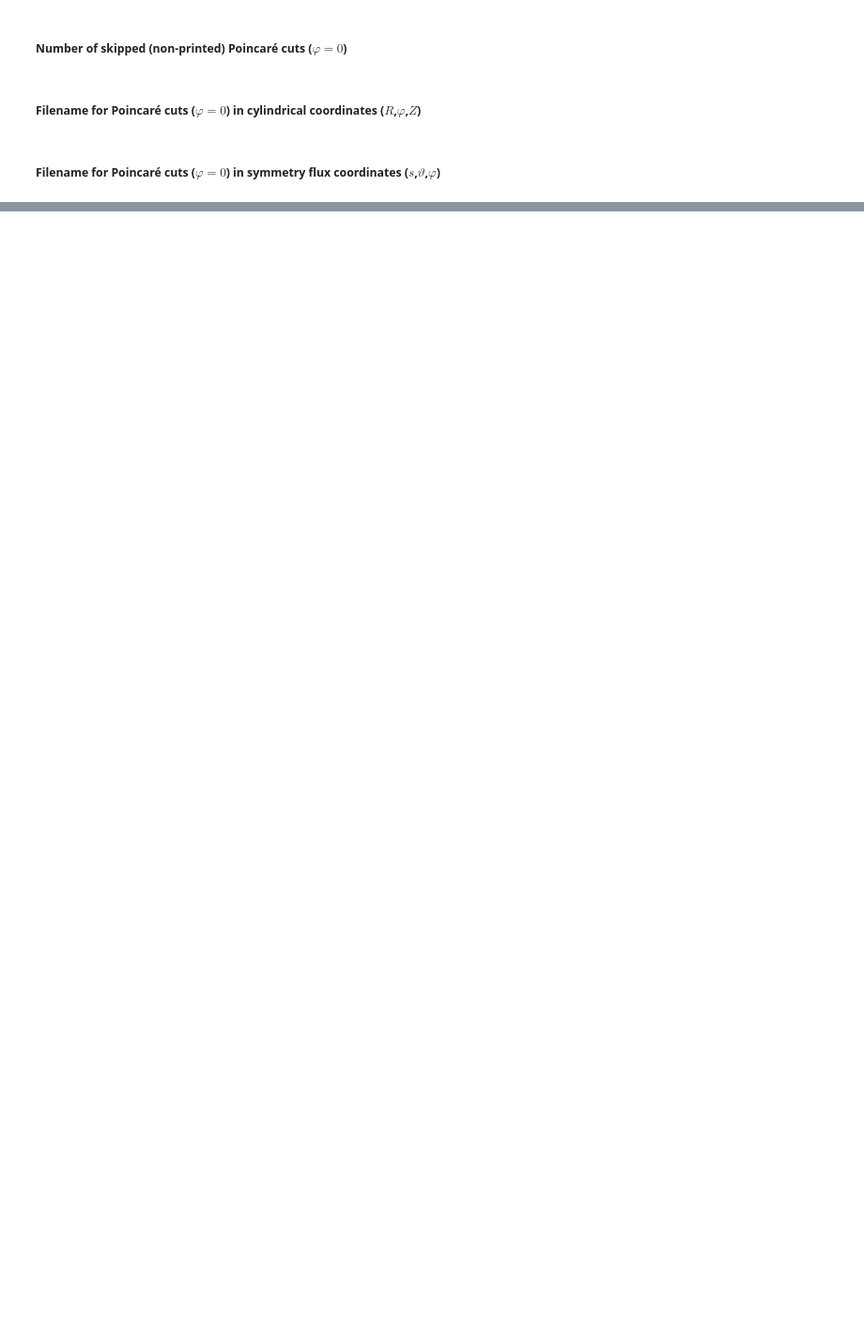
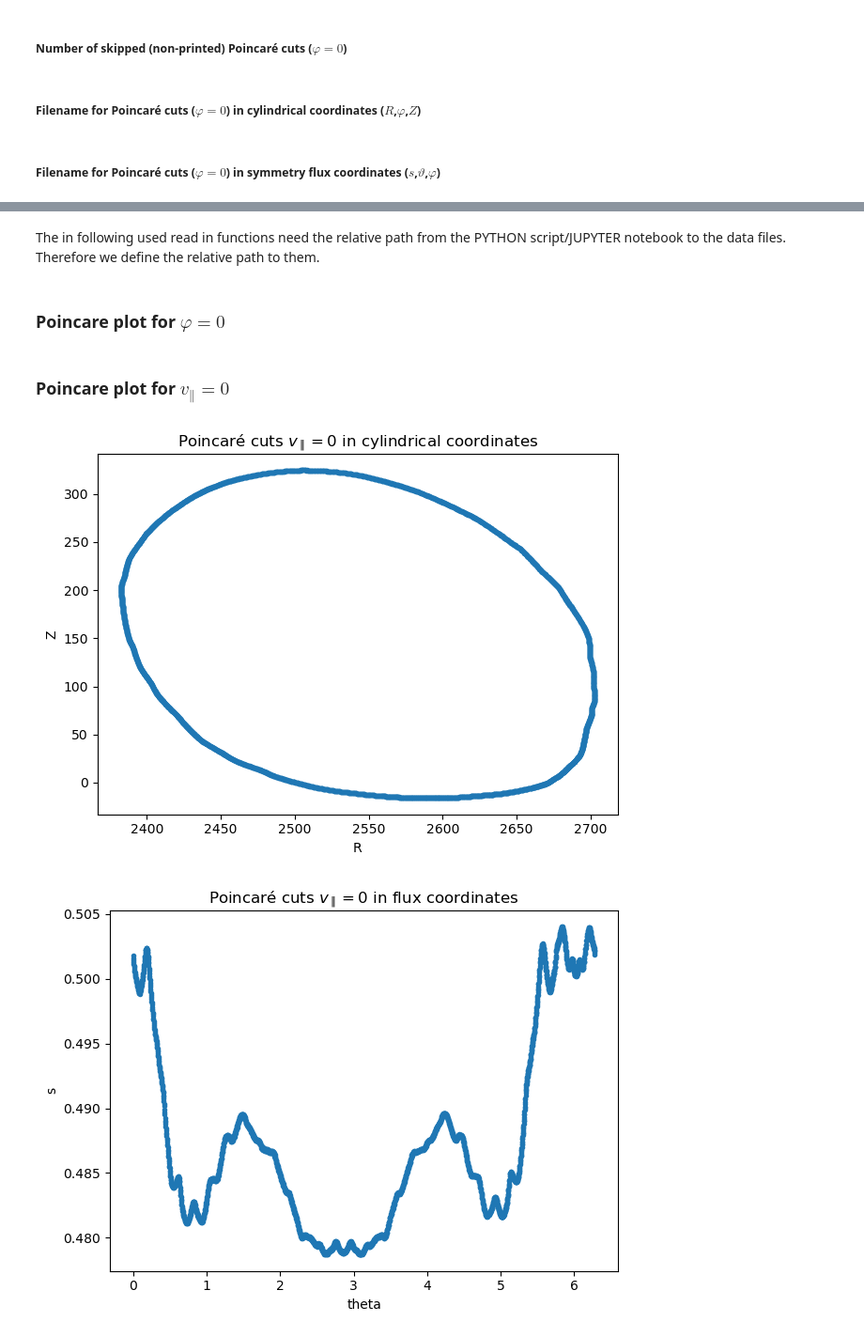
Before and after one commit to itpplasma/GORILLA, a Jupyter notebook: JUPYTER/plotting_tutorial.ipynb, the cells around one changed output, grey strips where cells are left out. Shown at 94% size. Saved outputs shown, nothing was run; the diff lists cells and outputs as text; code cells hidden in the pictures; blank space fills up the shorter version.

```diff
--- a/JUPYTER/plotting_tutorial.ipynb
+++ b/JUPYTER/plotting_tutorial.ipynb
@@ -430,0 +552,2 @@ gorilla_plot['gorilla_plot_nml']['filename_poincare_phi_0_sthetaphi'] = 'poincar
+# %%
+gorilla_plot['gorilla_plot_nml']['start_pos_x3']  = 0.63
@@ -430,0 +556,2 @@ gorilla_plot['gorilla_plot_nml']['filename_poincare_phi_0_sthetaphi'] = 'poincar
+# %%
+gorilla_plot['gorilla_plot_nml']['start_pitch_parameter']  = 0.2
@@ -436,0 +625,13 @@ tetra_grid.write(new_filename, force= True);
+# %%
+import numpy as np
+import matplotlib as mpl
+import matplotlib.pyplot as plt
+mpl.rcdefaults()
+
+extension = '.png'
+# %% [markdown]
+The in following used read in functions need the relative path from the PYTHON script/JUPYTER notebook to the data files. Therefore we define the relative path to them.
+# %%
+path_script2RUN = '../EXAMPLES/PYTHON_RUN/plot_poincare'
+# %% [markdown]
+### Poincare plot for $\varphi=0$
@@ -436,0 +661,28 @@ tetra_grid.write(new_filename, force= True);
+# %% [markdown]
+### Poincare plot for $v_{\parallel}=0$
+# %%
+if (gorilla_plot['gorilla_plot_nml']['boole_poincare_vpar_0']):
+
+    poincare_rphiz = np.genfromtxt(path_script2RUN + '/' + gorilla_plot['gorilla_plot_nml']['filename_poincare_vpar_0_rphiz'])
+    poincare_sthetaphi = np.genfromtxt(path_script2RUN + '/' + gorilla_plot['gorilla_plot_nml']['filename_poincare_vpar_0_sthetaphi'])
+
+    fig1 = plt.figure()
+    plt.title('Poincaré cuts $v_{\parallel} = 0$ in cylindrical coordinates')
+    plt.plot(poincare_rphiz[:,0],poincare_rphiz[:,2],'.')
+    plt.xlabel('R')
+    plt.ylabel('Z')
+    plt.tight_layout()
+    fig1.savefig(path_data_plots + '/poincare_vpar_0_rphiz' + extension)
+    plt.show()
+
+    fig2 = plt.figure()
+    plt.title('Poincaré cuts $v_{\parallel} = 0$ in flux coordinates')
+    plt.plot(poincare_sthetaphi[:,1],poincare_sthetaphi[:,0],'.')
+    plt.xlabel('theta')
+    plt.ylabel('s')
+    plt.tight_layout()
+    fig2.savefig(path_data_plots + '/poincare_vpar_0_sthetaphi' +  extension)
+    plt.show()
+# %% [output]
+[figure, added]
+[figure, added]
```
Also changed, not shown: parts of 150 cells of this notebook, 1 other file.
